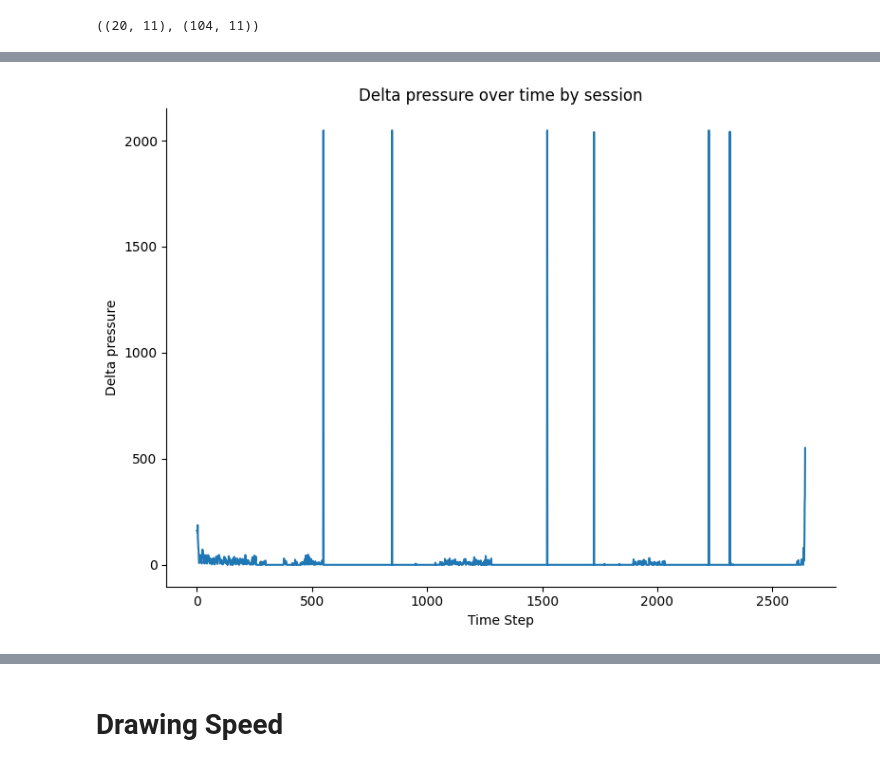
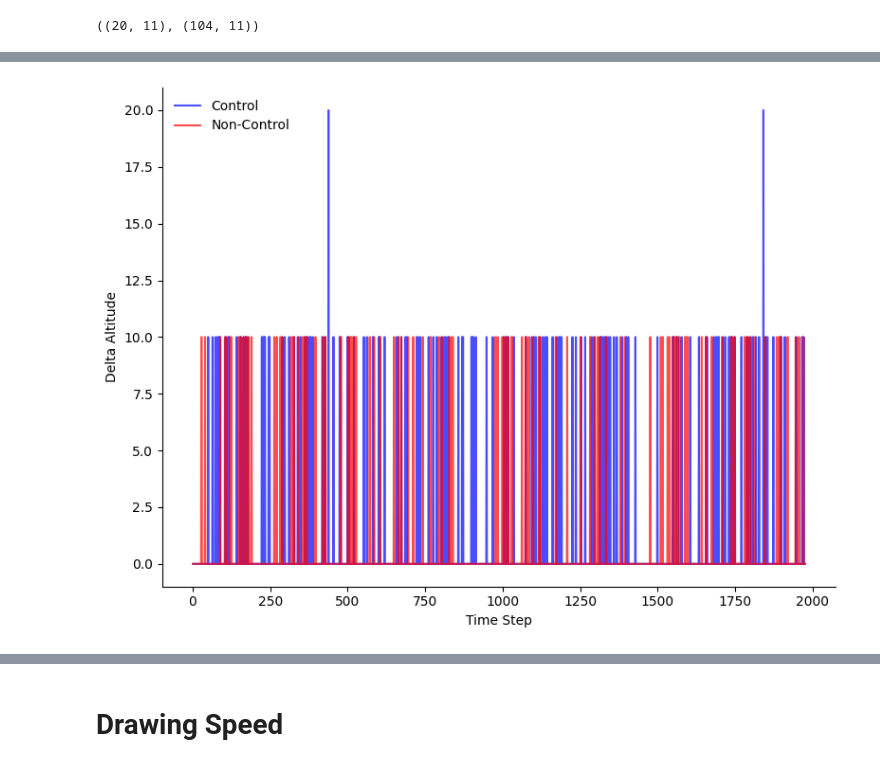
Before and after one commit to JWL16038/DATA471-Individual-Project, a Jupyter notebook: notebooks/Spirals_EDA.ipynb, the cells around one changed output, grey strips where cells are left out. Drawn from its saved outputs; the diff is of its cells as text; code cells hidden in the pictures.

```diff
--- a/notebooks/Spirals_EDA.ipynb
+++ b/notebooks/Spirals_EDA.ipynb
@@ -413,4 +350,54 @@ plot_delta_pressure(control_df)
-# %%
-plot_delta_pressure(non_control_df)
-# %% [output]
-[figure, removed]
+# %%
+def make_delta_plot(control_df, non_control_df, plot_feature="altitude"):
+    """
+    Make the delta feature plot using either delta altitude, pressure or azimuth
+    """
+    if plot_feature == "altitude":
+        feature = "delta_altitude"
+        name = "Delta Altitude"
+    elif plot_feature == "pressure":
+        feature = "delta_pressure"
+        name = "Delta Pressure"
+    elif plot_feature == "azimuth":
+        feature = "delta_azimuth"
+        name = "Delta Azimuth"
+    else:
+        raise TypeError("Delta feature not recognized")
+
+    # Find the minimum length between the two dataframes
+    min_length = min(len(control_df[feature]), len(non_control_df[feature]))
+    # Trim both dataframes to the minimum length
+    control_delta = control_df[feature][:min_length]
+    non_control_delta = non_control_df[feature][:min_length]
+    time_step = np.arange(min_length)
+
+    # Merge data from the control and non control dataframes
+    combined_df = pd.DataFrame({
+        "time_step": np.concatenate([time_step, time_step]),
+        feature: np.concatenate([control_delta, non_control_delta]),
+        "group": ["Control"] * min_length + ["Non-Control"] * min_length  # String labels
+    })
+
+    palette = {"Control": "blue", "Non-Control": "red"}
+    fig, ax = plt.subplots(figsize=(8, 6))
+    sns.lineplot(
+        data=combined_df,
+        x="time_step",
+        y=feature,
+        hue="group",
+        palette=palette,
+        alpha=0.7
+    )
+    plt.xlabel('Time Step')
+    plt.ylabel(name)
+    # plt.title(f'{name} over Time by Session')
+    plt.legend(frameon=False, loc='best')
+    ax.spines["top"].set_visible(False)
+    ax.spines["right"].set_visible(False)
+    plt.tight_layout()
+    plt.savefig(os.path.join(root_dir,f"graphs/{feature}.pdf"), bbox_inches="tight")
+    plt.show()
+
+make_delta_plot(control_df, non_control_df, "altitude")
+# %% [output]
+[figure, added]
```
Also changed, not shown: parts of 17 cells of this notebook.
